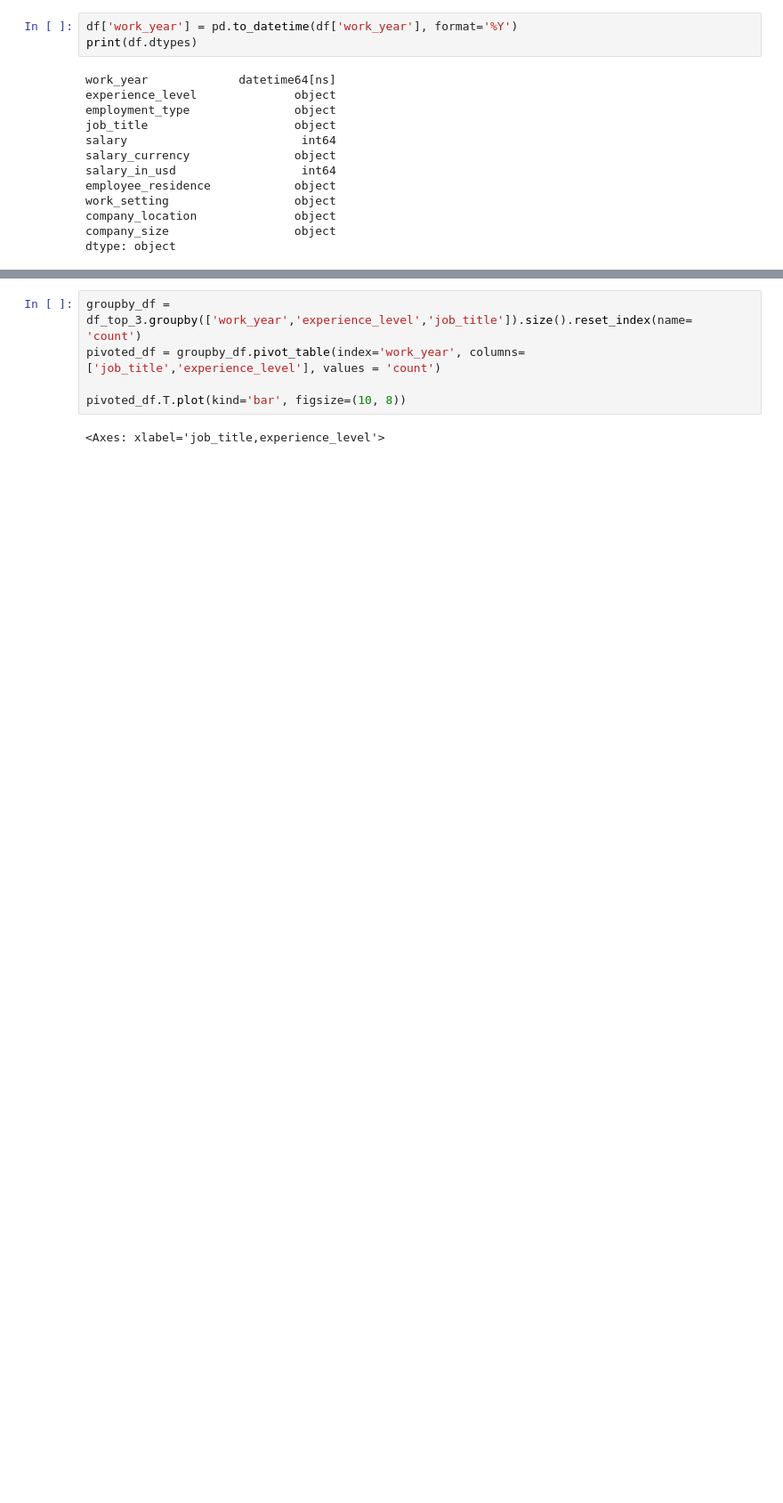
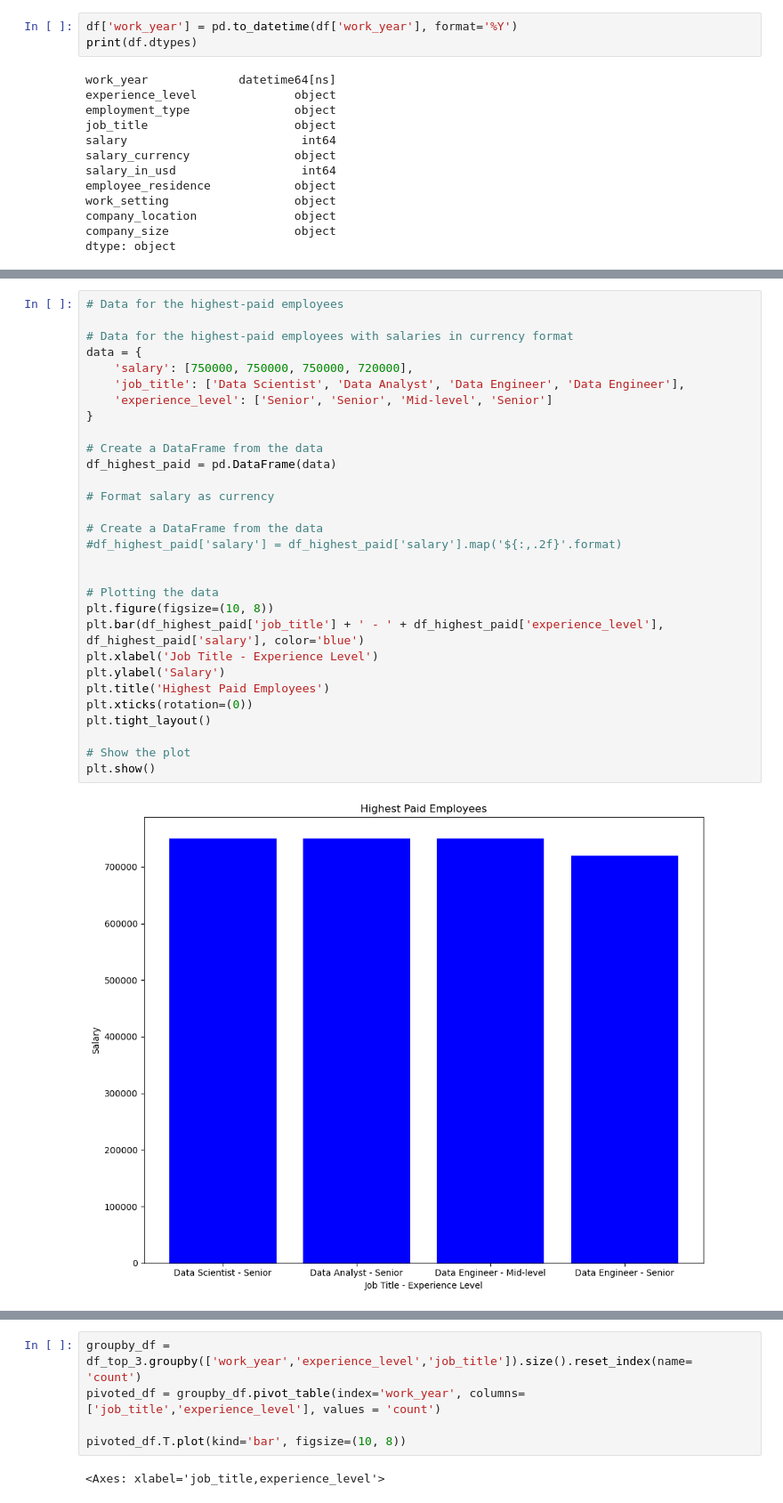
Before and after one commit to Hristy26/Global_Data_Jobs-main, a Jupyter notebook: Global_Data_Jobs_project.ipynb, the cells around one changed output, grey strips where cells are left out. Shown at 89% size. Cells and saved outputs as stored; diff of their text form; blank space fills up the shorter version.

Commit message:
updates in graphs

```diff
--- a/Global_Data_Jobs_project.ipynb
+++ b/Global_Data_Jobs_project.ipynb
@@ -75,0 +99,32 @@ dtype: object
+# %%
+# Data for the highest-paid employees
+
+# Data for the highest-paid employees with salaries in currency format
+data = {
+    'salary': [750000, 750000, 750000, 720000],
+    'job_title': ['Data Scientist', 'Data Analyst', 'Data Engineer', 'Data Engineer'],
+    'experience_level': ['Senior', 'Senior', 'Mid-level', 'Senior']
+}
+
+# Create a DataFrame from the data
+df_highest_paid = pd.DataFrame(data)
+
+# Format salary as currency
+
+# Create a DataFrame from the data
+#df_highest_paid['salary'] = df_highest_paid['salary'].map('${:,.2f}'.format)
+
+
+# Plotting the data
+plt.figure(figsize=(10, 8))
+plt.bar(df_highest_paid['job_title'] + ' - ' + df_highest_paid['experience_level'], df_highest_paid['salary'], color='blue')
+plt.xlabel('Job Title - Experience Level')
+plt.ylabel('Salary')
+plt.title('Highest Paid Employees')
+plt.xticks(rotation=(0))
+plt.tight_layout()
+
+# Show the plot
+plt.show()
+# %% [output]
+[figure, added]
```
Also changed, not shown: parts of 25 cells of this notebook.
